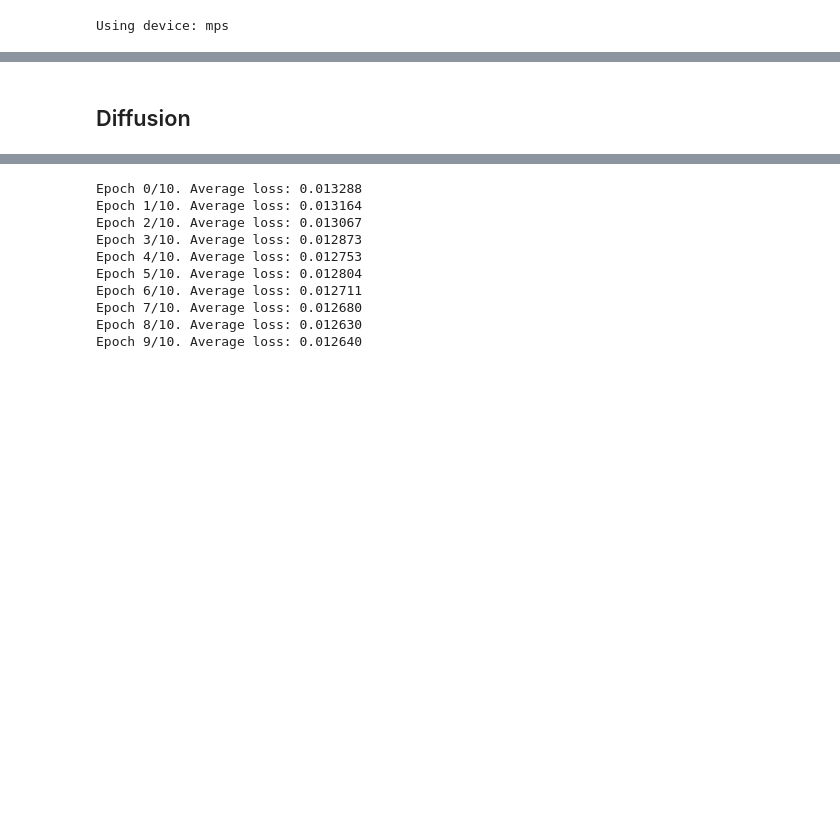
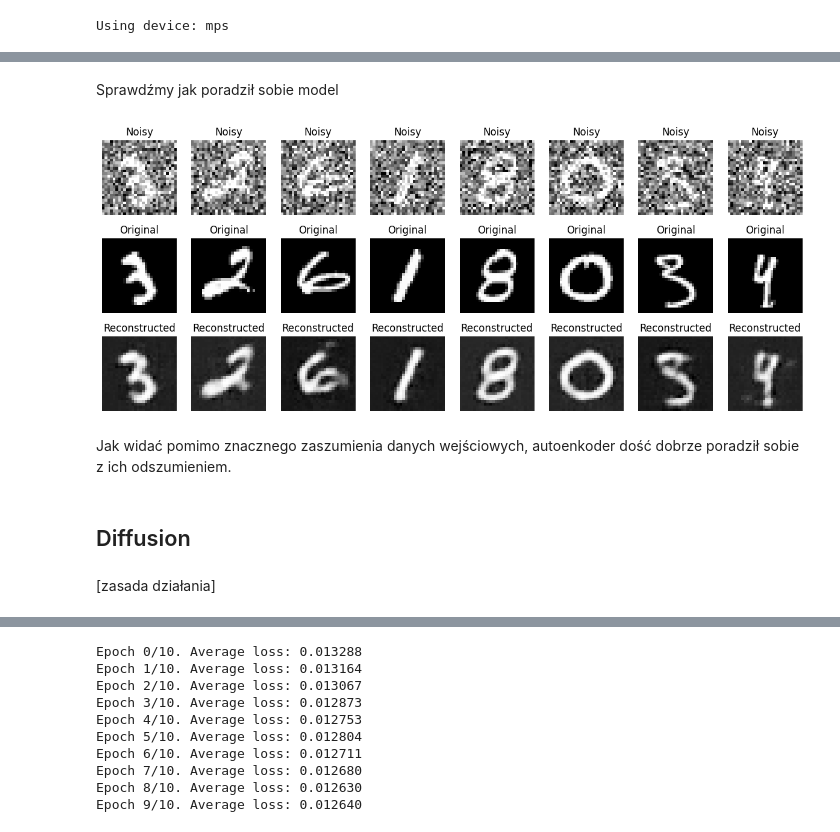
Before and after one commit to JKosciukiewicz/NeuralRendering, a Jupyter notebook: Presentation.ipynb, the cells around one changed output, grey strips where cells are left out. Cells and saved outputs as stored; diff of their text form; code cells hidden in the pictures; blank space fills up the shorter version.

Commit message:
Added autoencoder example

```diff
--- a/Presentation.ipynb
+++ b/Presentation.ipynb
@@ -21,6 +20,11 @@ device = "mps" if torch.backends.mps.is_available() else "cuda" if torch.cuda.is
 print(f"Using device: {device}")
 # %% [output]
 Using device: mps
+# %%
+# Add noise to the input images
+def add_noise(images, noise_factor=0.5):
+    noisy_images = images + noise_factor * torch.randn_like(images)
+    return torch.clamp(noisy_images, -1.0, 1.0)  # Keep pixel values in [-1, 1]
 # %%
 # Customowy MNIST z zaszuionymi obrazami
 dataset = torchvision.datasets.MNIST(
@@ -73,0 +161,5 @@ Najczęściej stosowane są dwie metryki
+# %%
+model = Autoencoder()
+criterion = nn.MSELoss()
+optimizer = torch.optim.Adam(model.parameters(), lr=1e-04)
+epochs = 10
@@ -74,5 +197,43 @@ Najczęściej stosowane są dwie metryki
+# %%
+model.eval()
+with torch.no_grad():
+    for images, _ in test_dataloader:
+        noisy_images = add_noise(images)
+        outputs = model(noisy_images)
+        break
+# %% [markdown]
+Sprawdźmy jak poradził sobie model
+# %%
+n = 8  # Number of images to display
+plt.figure(figsize=(15, 6))
+for i in range(n):
+    # Noisy
+    plt.subplot(3, n, i + 1)
+    plt.imshow(noisy_images[i].squeeze().numpy(), cmap='gray')
+    plt.axis('off')
+    plt.title("Noisy")
+
+    # Original
+    plt.subplot(3, n, i + 1 + n)
+    plt.imshow(images[i].squeeze().numpy(), cmap='gray')
+    plt.axis('off')
+    plt.title("Original")
+
+    # Reconstructed
+    plt.subplot(3, n, i + 1 + 2 * n)
+    plt.imshow(outputs[i].squeeze().numpy(), cmap='gray')
+    plt.axis('off')
+    plt.title("Reconstructed")
+
+plt.show()
+# %% [output]
+[figure, added]
+# %% [markdown]
+Jak widać pomimo znacznego zaszumienia danych wejściowych, autoenkoder dość dobrze poradził sobie z ich odszumieniem.
 # %% [markdown]
 ## Diffusion
+# %% [markdown]
+[zasada działania]
 # %% [markdown]
 ![Unet](./images/unet_diagram.jpg)
 # %%
```
Also changed, not shown: parts of 20 cells of this notebook, 2 other files.
